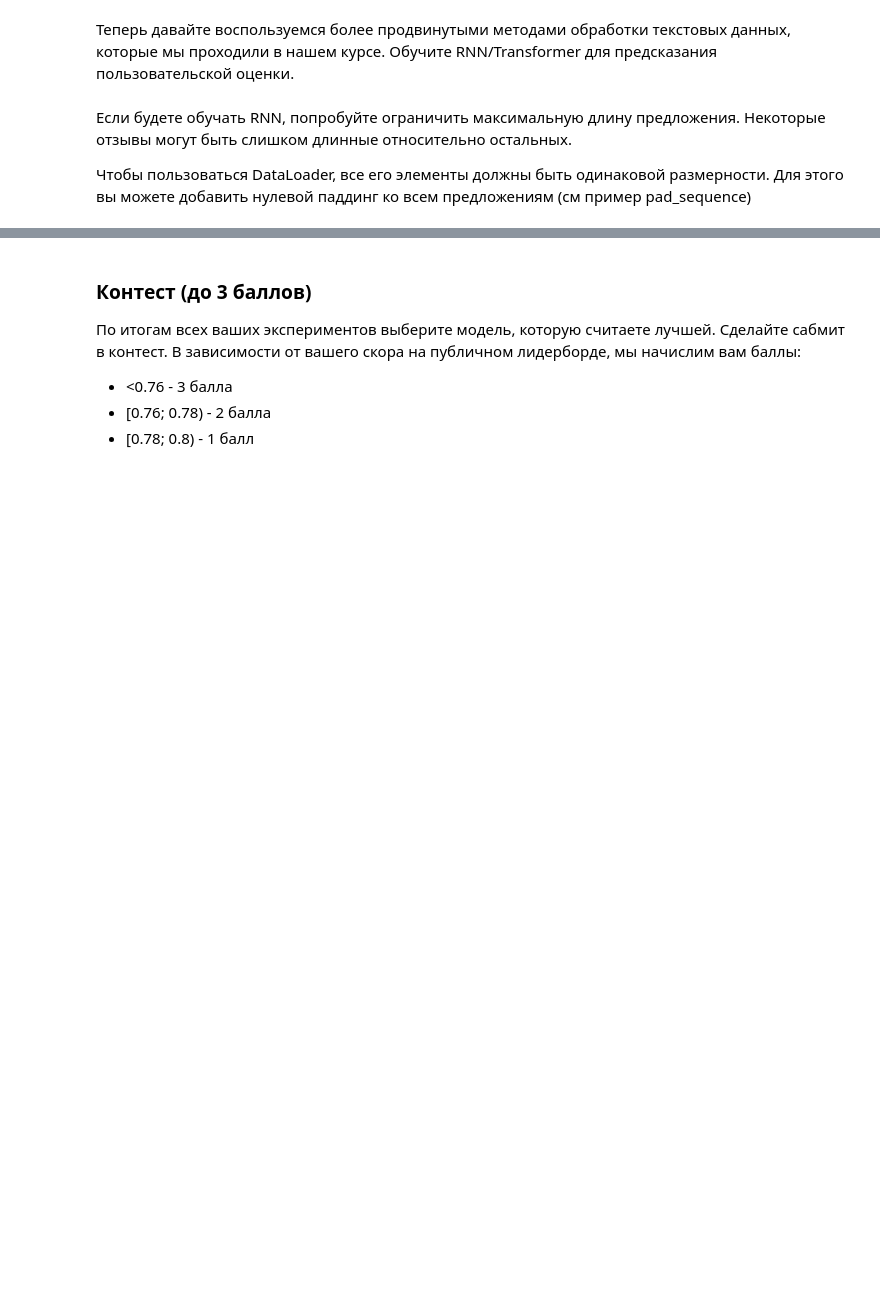
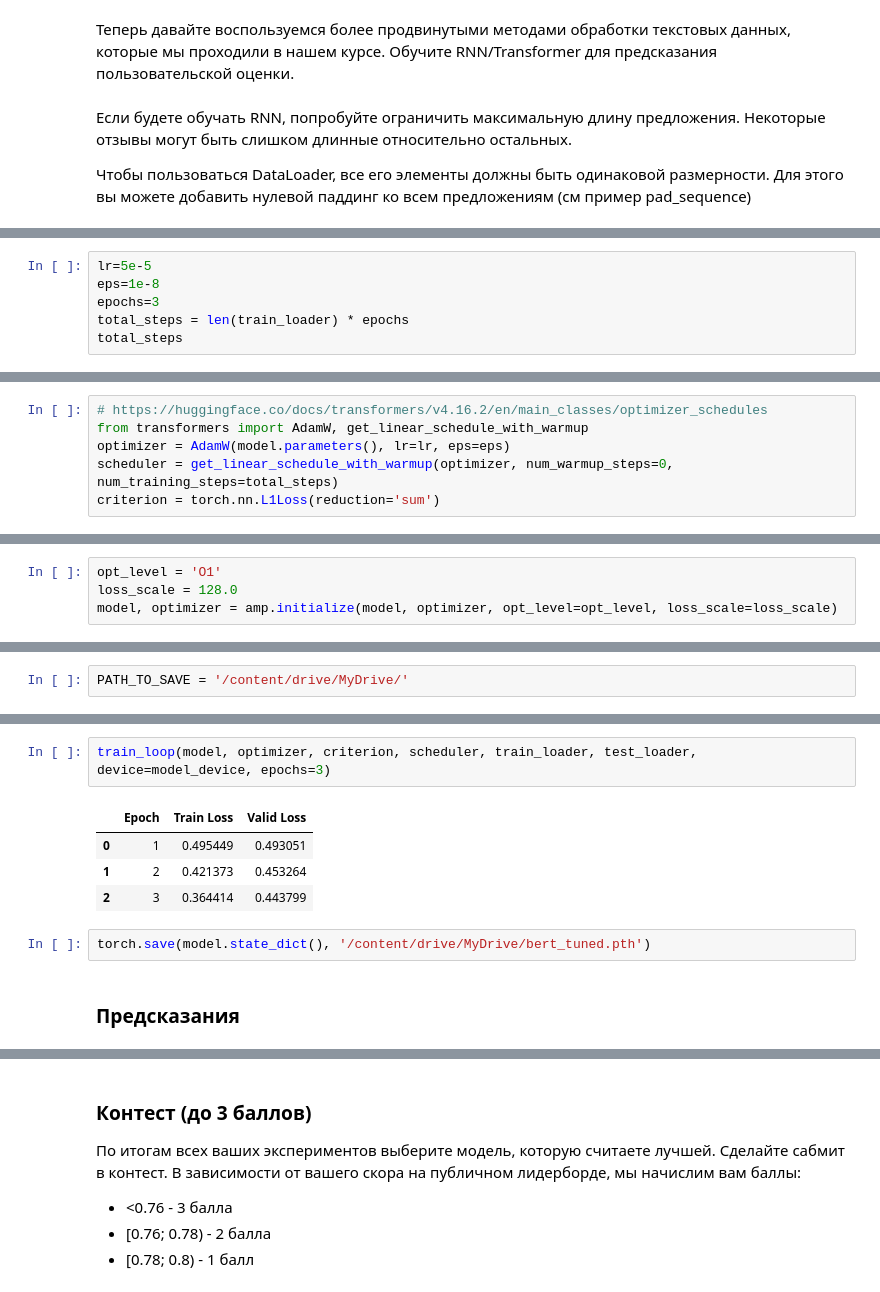
Before and after one commit to necroshine0/NOML-Study, a Jupyter notebook: DL/hw3-text/hw3-text.ipynb, the cells around one changed output, grey strips where cells are left out. Cells and saved outputs as stored; diff of their text form; blank space fills up the shorter version.

```diff
--- a/DL/hw3-text/hw3-text.ipynb
+++ b/DL/hw3-text/hw3-text.ipynb
@@ -514,0 +650,6 @@ for n in range(NUM_EPOCHS):
+# %%
+lr=5e-5
+eps=1e-8
+epochs=3
+total_steps = len(train_loader) * epochs
+total_steps
@@ -514,0 +658,6 @@ for n in range(NUM_EPOCHS):
+# %%
+# https://huggingface.co/docs/transformers/v4.16.2/en/main_classes/optimizer_schedules
+from transformers import AdamW, get_linear_schedule_with_warmup
+optimizer = AdamW(model.parameters(), lr=lr, eps=eps)
+scheduler = get_linear_schedule_with_warmup(optimizer, num_warmup_steps=0, num_training_steps=total_steps)
+criterion = torch.nn.L1Loss(reduction='sum')
@@ -514,0 +687,4 @@ for n in range(NUM_EPOCHS):
+# %%
+opt_level = 'O1'
+loss_scale = 128.0
+model, optimizer = amp.initialize(model, optimizer, opt_level=opt_level, loss_scale=loss_scale)
@@ -514,0 +716,2 @@ for n in range(NUM_EPOCHS):
+# %%
+PATH_TO_SAVE = '/content/drive/MyDrive/'
@@ -514,0 +780,11 @@ for n in range(NUM_EPOCHS):
+# %%
+train_loop(model, optimizer, criterion, scheduler, train_loader, test_loader, device=model_device, epochs=3)
+# %% [output]
+|  | Epoch | Train Loss | Valid Loss |
+| 0 | 1 | 0.495449 | 0.493051 |
+| 1 | 2 | 0.421373 | 0.453264 |
+| 2 | 3 | 0.364414 | 0.443799 |
+# %%
+torch.save(model.state_dict(), '/content/drive/MyDrive/bert_tuned.pth')
+# %% [markdown]
+### Предсказания
```
Also changed, not shown: parts of 102 cells of this notebook.
